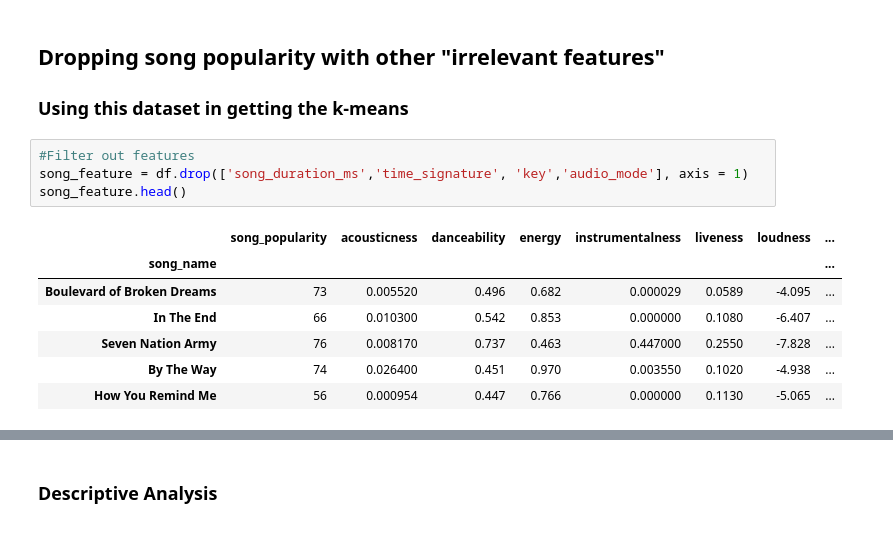
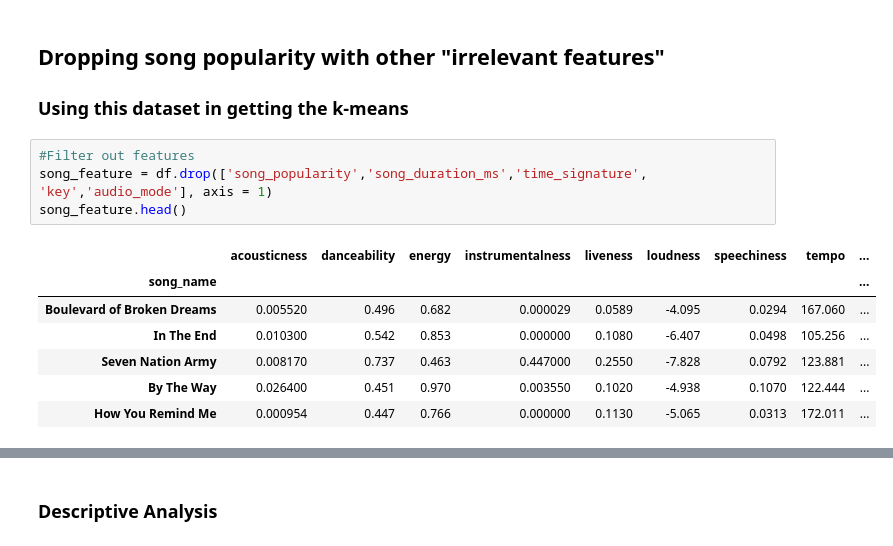
Before and after one commit to RiannDelaCruz/ML_miniproject, a Jupyter notebook: delacruz_dosado_fortaleza.ipynb, the cells around one changed output, grey strips where cells are left out. Cells and saved outputs as stored; diff of their text form.

```diff
--- a/delacruz_dosado_fortaleza.ipynb
+++ b/delacruz_dosado_fortaleza.ipynb
@@ -45,16 +45,16 @@ I decided to do two things in here. I am not sure whether to include the song po
 ### Using this dataset in getting the k-means
 # %%
 #Filter out features
-song_feature = df.drop(['song_duration_ms','time_signature', 'key','audio_mode'], axis = 1)
+song_feature = df.drop(['song_popularity','song_duration_ms','time_signature', 'key','audio_mode'], axis = 1)
 song_feature.head()
 # %% [output]
-|  | song_popularity | acousticness | danceability | energy | instrumentalness | liveness | loudness | ... |
-| song_name |  |  |  |  |  |  |  | ... |
-| Boulevard of Broken Dreams | 73 | 0.005520 | 0.496 | 0.682 | 0.000029 | 0.0589 | -4.095 | ... |
-| In The End | 66 | 0.010300 | 0.542 | 0.853 | 0.000000 | 0.1080 | -6.407 | ... |
-| Seven Nation Army | 76 | 0.008170 | 0.737 | 0.463 | 0.447000 | 0.2550 | -7.828 | ... |
-| By The Way | 74 | 0.026400 | 0.451 | 0.970 | 0.003550 | 0.1020 | -4.938 | ... |
-| How You Remind Me | 56 | 0.000954 | 0.447 | 0.766 | 0.000000 | 0.1130 | -5.065 | ... |
+|  | acousticness | danceability | energy | instrumentalness | liveness | loudness | speechiness | tempo | ... |
+| song_name |  |  |  |  |  |  |  |  | ... |
+| Boulevard of Broken Dreams | 0.005520 | 0.496 | 0.682 | 0.000029 | 0.0589 | -4.095 | 0.0294 | 167.060 | ... |
+| In The End | 0.010300 | 0.542 | 0.853 | 0.000000 | 0.1080 | -6.407 | 0.0498 | 105.256 | ... |
+| Seven Nation Army | 0.008170 | 0.737 | 0.463 | 0.447000 | 0.2550 | -7.828 | 0.0792 | 123.881 | ... |
+| By The Way | 0.026400 | 0.451 | 0.970 | 0.003550 | 0.1020 | -4.938 | 0.1070 | 122.444 | ... |
+| How You Remind Me | 0.000954 | 0.447 | 0.766 | 0.000000 | 0.1130 | -5.065 | 0.0313 | 172.011 | ... |
 # %%
 song_feature.hist(xlabelsize=8, figsize=(12,10))
 # %% [output]
```
Also changed, not shown: parts of 12 cells of this notebook.
